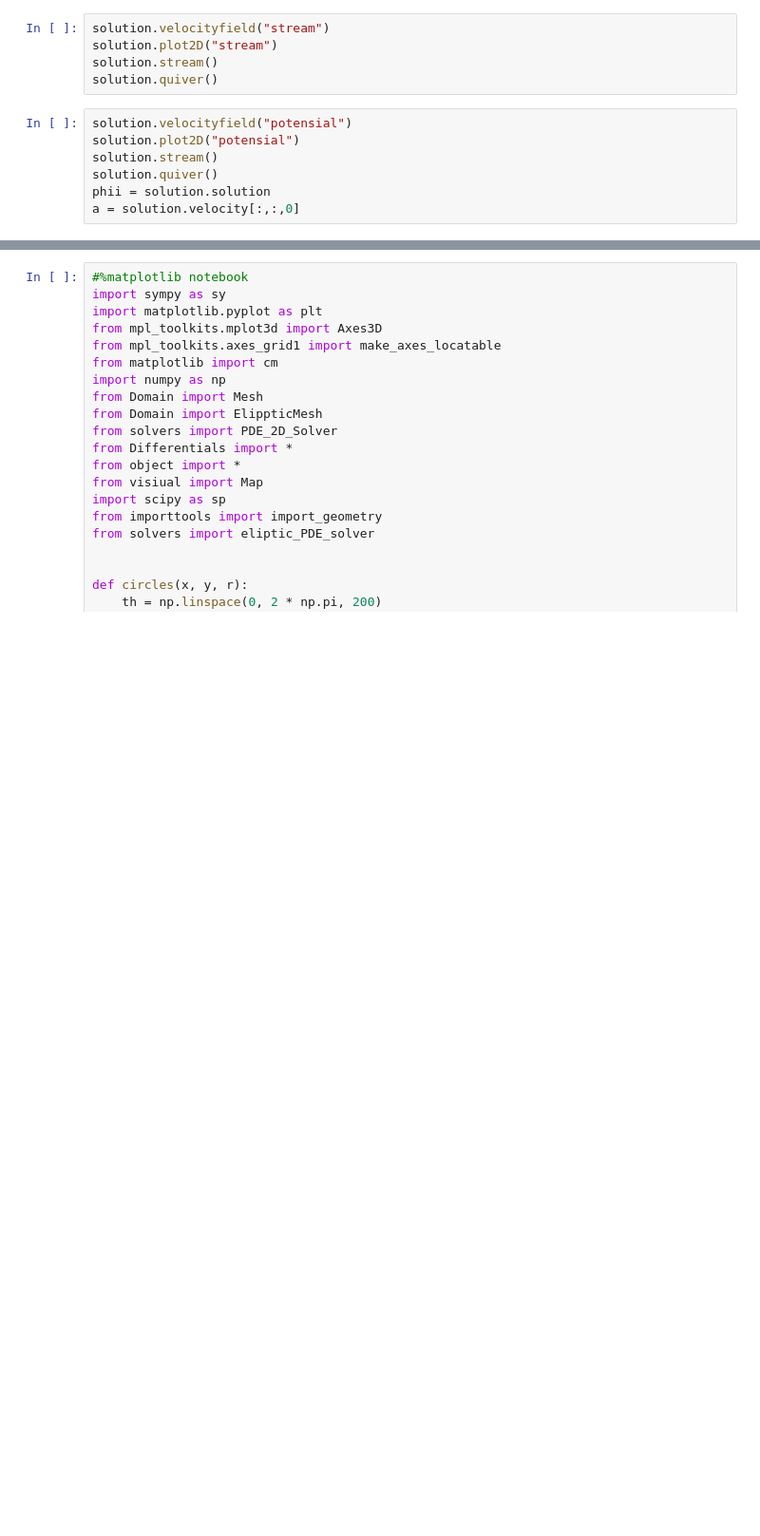
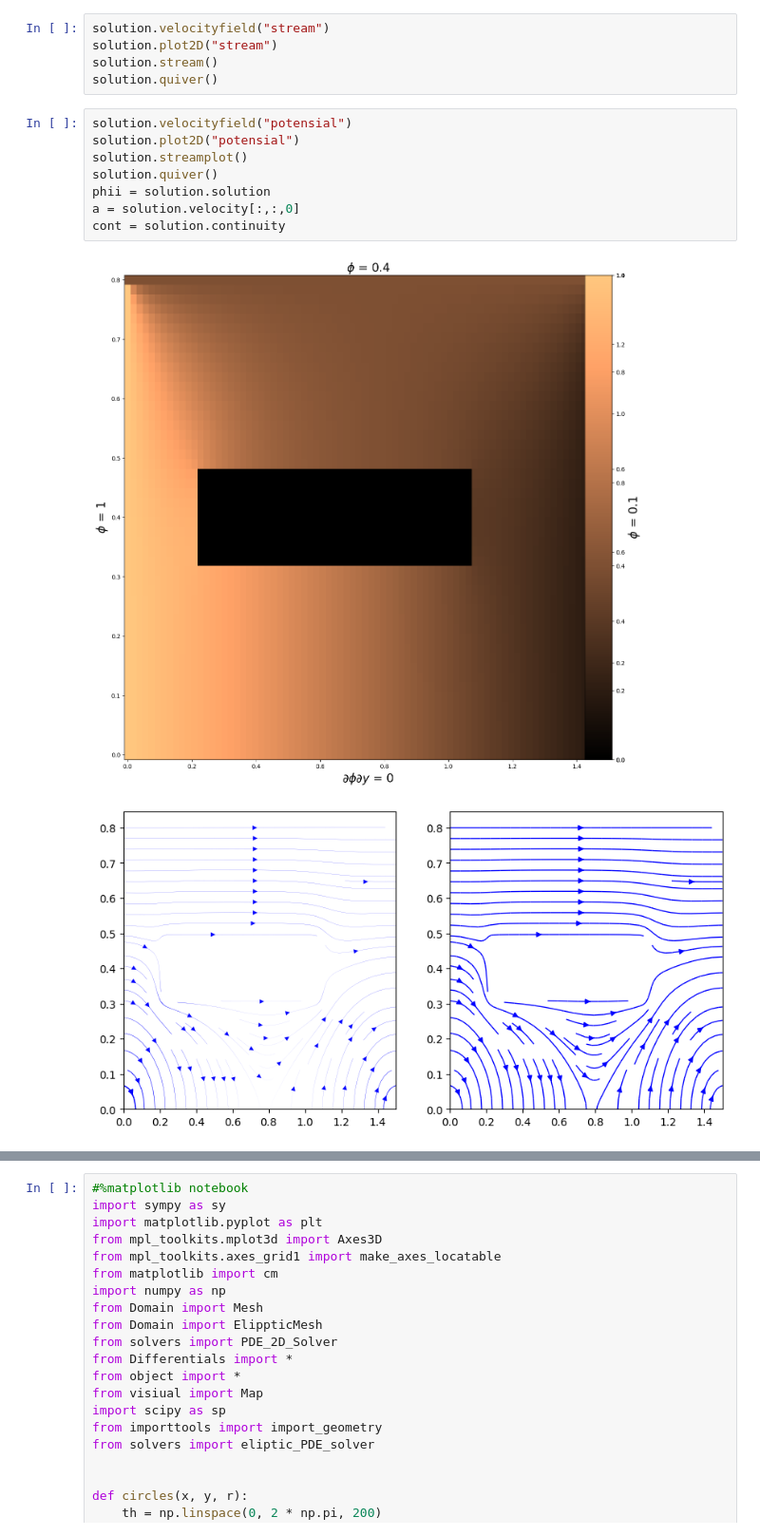
Before and after one commit to MehmetHakanSari/PotentialSolver, a Jupyter notebook: trials.ipynb, the cells around one changed output, grey strips where cells are left out. Shown: that part at 95% size. Cells and saved outputs as stored; diff of their text form; blank space fills up the shorter version.

```diff
--- a/trials.ipynb
+++ b/trials.ipynb
@@ -75,7 +88,11 @@ solution.quiver()
 # %%
 solution.velocityfield("potensial")
 solution.plot2D("potensial")
-solution.stream()
+solution.streamplot()
 solution.quiver()
 phii = solution.solution
 a = solution.velocity[:,:,0]
+cont = solution.continuity
+# %% [output]
+[figure, added]
+[figure, added]
```
Also changed, not shown: parts of 3 cells of this notebook, 2 other files.
